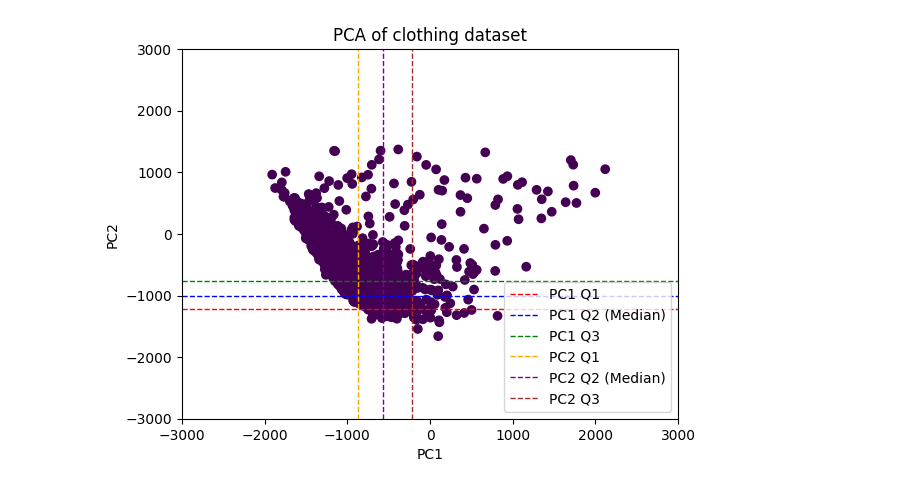
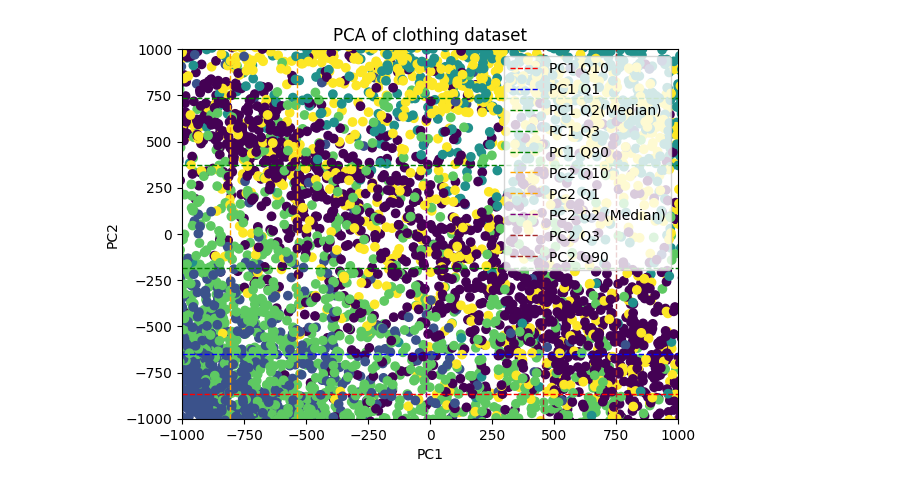
Before and after one commit to julielhagen/Clothing_classification-, a Jupyter notebook: sklearn_ida.ipynb, the cells around one changed output. Saved outputs shown, nothing was run; the diff lists cells and outputs as text; code cells hidden in the pictures.

```diff
--- a/sklearn_ida.ipynb
+++ b/sklearn_ida.ipynb
@@ -14,41 +14,44 @@ y_train = data_train[:, -1]
 # %%
 
 # Perform PCA
 pca = PCA(n_components=2)
 pca.fit(X_train)
-pca_transformed_X_train = pca.transform(X_train[y_train==1])
+pca_transformed_X_train = pca.transform(X_train)
 
 # Set limits for x and y axes
-xlim = (-3000, 3000)
-ylim = (-3000, 3000)
+xlim = (-1000, 1000)
+ylim = (-1000, 1000)
 
 # Scatter plot of PC1 vs PC2
-plt.scatter(pca_transformed_X_train[:, 0], pca_transformed_X_train[:, 1], c=y_train[y_train==1], cmap='viridis') #c=y_train[]
+plt.scatter(pca_transformed_X_train[:, 0], pca_transformed_X_train[:, 1], c=y_train, cmap='viridis') #c=y_train[]
 
 # Calculate marginal quantiles for PC1 and PC2
-quantiles_pc1 = mquantiles(pca_transformed_X_train[(pca_transformed_X_train[:, 0] >= xlim[0]) & (pca_transformed_X_train[:, 0] <= xlim[1]), 0], prob=[0.25, 0.5, 0.75])
-quantiles_pc2 = mquantiles(pca_transformed_X_train[(pca_transformed_X_train[:, 1] >= ylim[0]) & (pca_transformed_X_train[:, 1] <= ylim[1]), 1], prob=[0.25, 0.5, 0.75])
+quantiles_pc1 = mquantiles(pca_transformed_X_train[(pca_transformed_X_train[:, 0] >= xlim[0]) & (pca_transformed_X_train[:, 0] <= xlim[1]), 0], prob=[0.10, 0.25, 0.5, 0.75, 0.90])
+quantiles_pc2 = mquantiles(pca_transformed_X_train[(pca_transformed_X_train[:, 1] >= ylim[0]) & (pca_transformed_X_train[:, 1] <= ylim[1]), 1], prob=[0.10, 0.25, 0.5, 0.75, 0.90])
 
 # Plotting quantiles on the sides of the scatter plot
-plt.axhline(quantiles_pc1[0], color='red', linestyle='--', linewidth=1, label='PC1 Q1')
-plt.axhline(quantiles_pc1[1], color='blue', linestyle='--', linewidth=1, label='PC1 Q2 (Median)')
-plt.axhline(quantiles_pc1[2], color='green', linestyle='--', linewidth=1, label='PC1 Q3')
+plt.axhline(quantiles_pc1[0], color='red', linestyle='--', linewidth=1, label='PC1 Q10')
+plt.axhline(quantiles_pc1[1], color='blue', linestyle='--', linewidth=1, label='PC1 Q1')
+plt.axhline(quantiles_pc1[2], color='green', linestyle='--', linewidth=1, label='PC1 Q2(Median)')
+plt.axhline(quantiles_pc1[3], color='green', linestyle='--', linewidth=1, label='PC1 Q3')
+plt.axhline(quantiles_pc1[4], color='green', linestyle='--', linewidth=1, label='PC1 Q90')
 
-
-plt.axvline(quantiles_pc2[0], color='orange', linestyle='--', linewidth=1, label='PC2 Q1')
-plt.axvline(quantiles_pc2[1], color='purple', linestyle='--', linewidth=1, label='PC2 Q2 (Median)')
-plt.axvline(quantiles_pc2[2], color='brown', linestyle='--', linewidth=1, label='PC2 Q3')
+plt.axvline(quantiles_pc2[0], color='orange', linestyle='--', linewidth=1, label='PC2 Q10')
+plt.axvline(quantiles_pc2[1], color='orange', linestyle='--', linewidth=1, label='PC2 Q1')
+plt.axvline(quantiles_pc2[2], color='purple', linestyle='--', linewidth=1, label='PC2 Q2 (Median)')
+plt.axvline(quantiles_pc2[3], color='brown', linestyle='--', linewidth=1, label='PC2 Q3')
+plt.axvline(quantiles_pc2[4], color='brown', linestyle='--', linewidth=1, label='PC2 Q90')
 
 # Set limits for x and y axes
 plt.xlim(xlim)
 plt.ylim(ylim)
 
 plt.xlabel('PC1')
 plt.ylabel('PC2')
 plt.title('PCA of clothing dataset')
 plt.legend()
 
 plt.show()
 # %% [output]
-[figure, old version]
+[figure, new version]
 # %%
```
Also changed, not shown: parts of 1 cell of this notebook.
